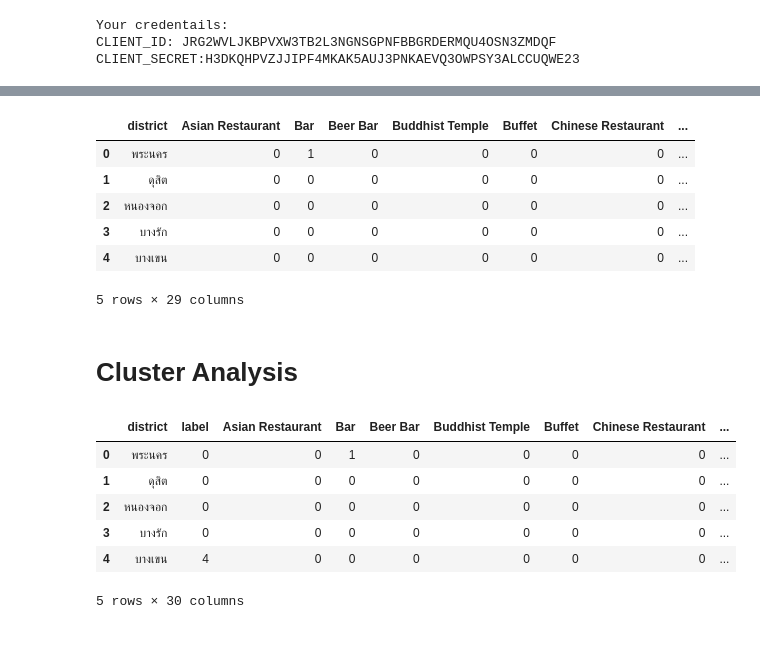
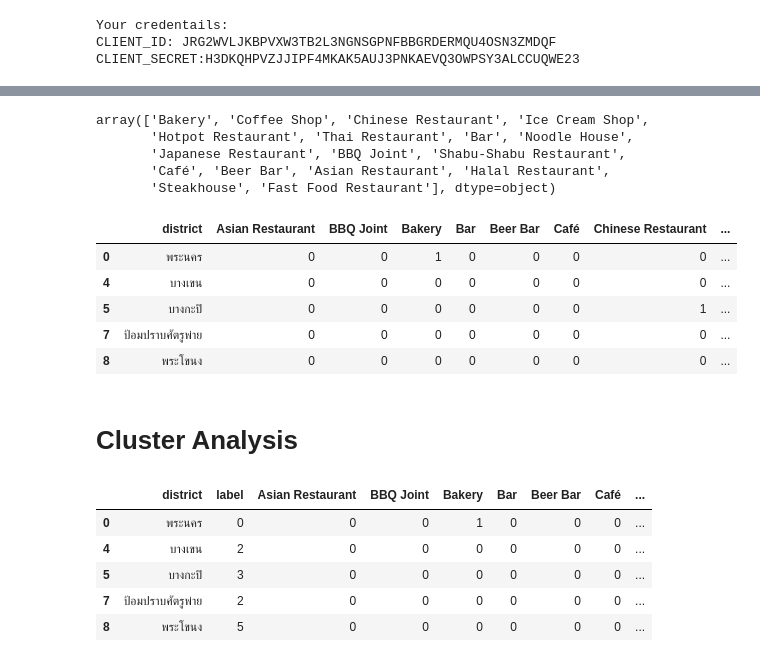
Before and after one commit to petergraphy/Coursera_Capstone, a Jupyter notebook: IBM Applied Data Science Capstone Final Project.ipynb, the cells around one changed output, grey strips where cells are left out. Cells and saved outputs as stored; diff of their text form; code cells hidden in the pictures.

```diff
--- a/IBM Applied Data Science Capstone Final Project.ipynb
+++ b/IBM Applied Data Science Capstone Final Project.ipynb
@@ -89,9 +110,9 @@ Your credentails:
 CLIENT_ID: JRG2WVLJKBPVXW3TB2L3NGNSGPNFBBGRDERMQU4OSN3ZMDQF
 CLIENT_SECRET:H3DKQHPVZJJIPF4MKAK5AUJ3PNKAEVQ3OWPSY3ALCCUQWE23
 # %%
-# define limit = 5 (limit to 5 venues only) & radius = 500 (meters)
-LIMIT = 5
-radius = 500
+# define limit = 50 (limit to 5 venues only) & radius = 5000 (meters)
+LIMIT = 50
+radius = 5000
 
 location_list = [] # initiate a list to store data from Foursquare API requests
 
@@ -135,15 +161,28 @@ print("{} nearby locations downloaded for {} neighbourhood.".format(len(temp.Ven
+# %%
+restaurant_cat = ['Bakery', 'Coffee Shop', 'Chinese Restaurant',
+       'Ice Cream Shop', 'Hotpot Restaurant', 'Thai Restaurant', 'Bar',
+       'Noodle House', 'Japanese Restaurant', 'BBQ Joint', 'Shabu-Shabu Restaurant',
+       'Café', 'Beer Bar', 'Asian Restaurant', 'Halal Restaurant', 'Steakhouse',
+       'Fast Food Restaurant']
+temp_1 = temp[temp.category.isin(restaurant_cat)]
+temp_1
+# %% [output]
+array(['Bakery', 'Coffee Shop', 'Chinese Restaurant', 'Ice Cream Shop',
+       'Hotpot Restaurant', 'Thai Restaurant', 'Bar', 'Noodle House',
+       'Japanese Restaurant', 'BBQ Joint', 'Shabu-Shabu Restaurant',
+       'Café', 'Beer Bar', 'Asian Restaurant', 'Halal Restaurant',
+       'Steakhouse', 'Fast Food Restaurant'], dtype=object)
 # %%
-cat = pd.get_dummies(temp.category) # one hot encoding with get_dummies()
-df_01 = pd.concat([temp[['district']], cat], axis=1) # combine neighbourhood & category tables
+cat = pd.get_dummies(temp_1.category) # one hot encoding with get_dummies()
+df_01 = pd.concat([temp_1[['district']], cat], axis=1) # combine neighbourhood & category tables
 df_01.head()
 # %% [output]
-|  | district | Asian Restaurant | Bar | Beer Bar | Buddhist Temple | Buffet | Chinese Restaurant | ... |
-| 0 | พระนคร | 0 | 1 | 0 | 0 | 0 | 0 | ... |
-| 1 | ดุสิต | 0 | 0 | 0 | 0 | 0 | 0 | ... |
-| 2 | หนองจอก | 0 | 0 | 0 | 0 | 0 | 0 | ... |
-| 3 | บางรัก | 0 | 0 | 0 | 0 | 0 | 0 | ... |
-| 4 | บางเขน | 0 | 0 | 0 | 0 | 0 | 0 | ... |
+|  | district | Asian Restaurant | BBQ Joint | Bakery | Bar | Beer Bar | Café | Chinese Restaurant | ... |
+| 0 | พระนคร | 0 | 0 | 1 | 0 | 0 | 0 | 0 | ... |
+| 4 | บางเขน | 0 | 0 | 0 | 0 | 0 | 0 | 0 | ... |
+| 5 | บางกะปิ | 0 | 0 | 0 | 0 | 0 | 0 | 1 | ... |
+| 7 | ป้อมปราบศัตรูพ่าย | 0 | 0 | 0 | 0 | 0 | 0 | 0 | ... |
+| 8 | พระโขนง | 0 | 0 | 0 | 0 | 0 | 0 | 0 | ... |
-5 rows × 29 columns
 # %% [markdown]
 # Cluster Analysis
 # %%
@@ -165,11 +204,10 @@ df_01.insert(1, 'label', kmeans.labels_)
 
 df_01.head()
 # %% [output]
-|  | district | label | Asian Restaurant | Bar | Beer Bar | Buddhist Temple | Buffet | Chinese Restaurant | ... |
-| 0 | พระนคร | 0 | 0 | 1 | 0 | 0 | 0 | 0 | ... |
-| 1 | ดุสิต | 0 | 0 | 0 | 0 | 0 | 0 | 0 | ... |
-| 2 | หนองจอก | 0 | 0 | 0 | 0 | 0 | 0 | 0 | ... |
-| 3 | บางรัก | 0 | 0 | 0 | 0 | 0 | 0 | 0 | ... |
-| 4 | บางเขน | 4 | 0 | 0 | 0 | 0 | 0 | 0 | ... |
+|  | district | label | Asian Restaurant | BBQ Joint | Bakery | Bar | Beer Bar | Café | ... |
+| 0 | พระนคร | 0 | 0 | 0 | 1 | 0 | 0 | 0 | ... |
+| 4 | บางเขน | 2 | 0 | 0 | 0 | 0 | 0 | 0 | ... |
+| 5 | บางกะปิ | 3 | 0 | 0 | 0 | 0 | 0 | 0 | ... |
+| 7 | ป้อมปราบศัตรูพ่าย | 2 | 0 | 0 | 0 | 0 | 0 | 0 | ... |
+| 8 | พระโขนง | 5 | 0 | 0 | 0 | 0 | 0 | 0 | ... |
-5 rows × 30 columns
 # %%
```
Also changed, not shown: parts of 17 cells of this notebook.
